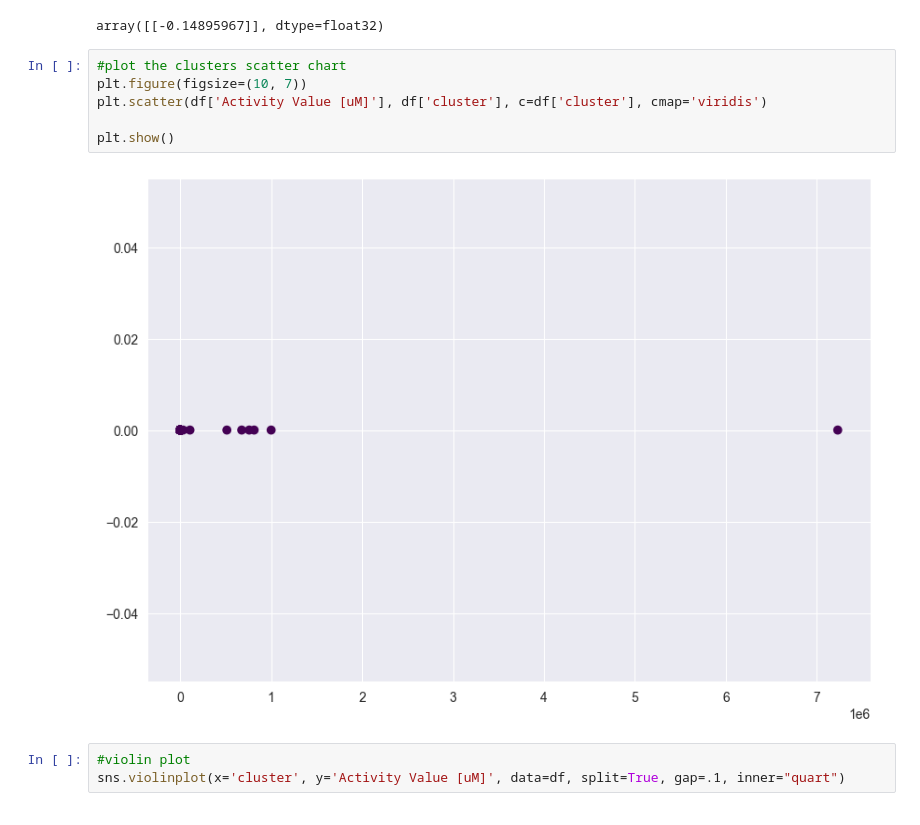
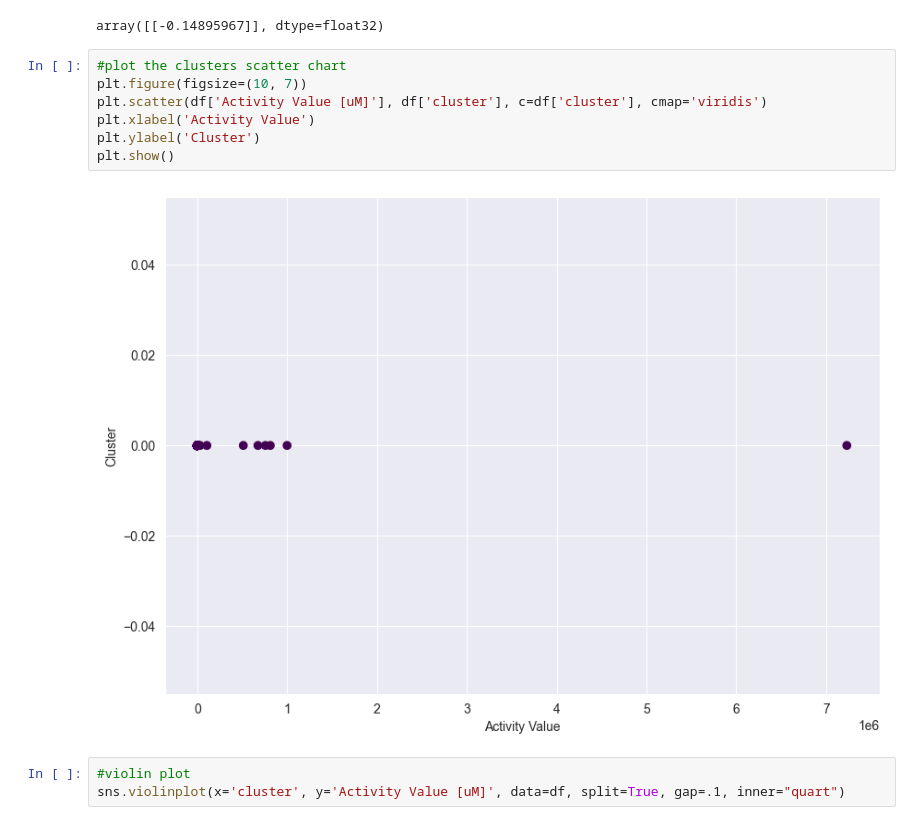
Before and after one commit to JKosciukiewicz/MLDD_Project, a Jupyter notebook: Clustering_examples_new.ipynb, the cells around one changed output. Saved outputs shown, nothing was run; the diff lists cells and outputs as text.

```diff
--- a/Clustering_examples_new.ipynb
+++ b/Clustering_examples_new.ipynb
@@ -73,11 +73,12 @@ array([[-0.14895967]], dtype=float32)
 # %%
 #plot the clusters scatter chart
 plt.figure(figsize=(10, 7))
 plt.scatter(df['Activity Value [uM]'], df['cluster'], c=df['cluster'], cmap='viridis')
-
+plt.xlabel('Activity Value')
+plt.ylabel('Cluster')
 plt.show()
 # %% [output]
-[figure, old version]
+[figure, new version]
 # %%
 #violin plot
 sns.violinplot(x='cluster', y='Activity Value [uM]', data=df, split=True, gap=.1, inner="quart")
```
